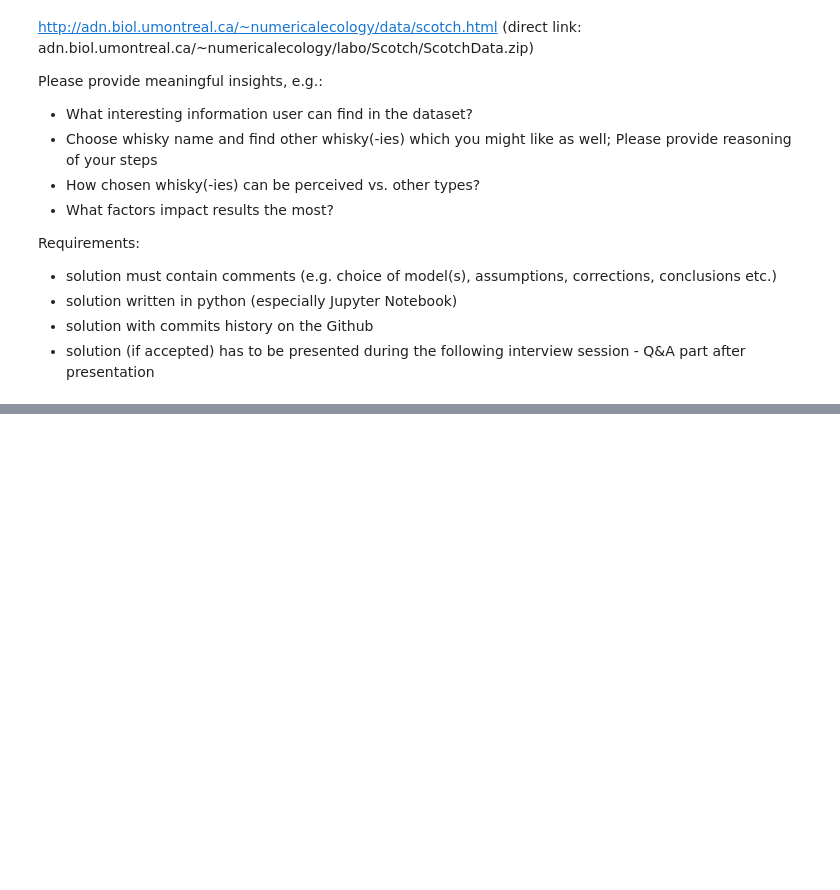
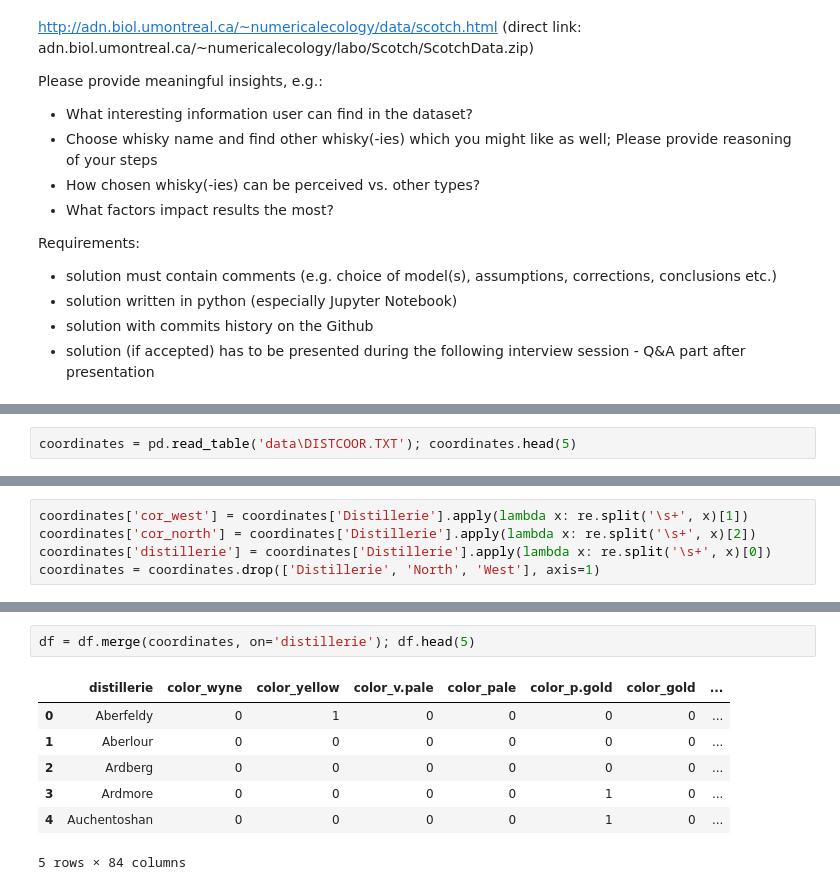
Before and after one commit to Velociraptorvelraptor/scotch-whiskies, a Jupyter notebook: schotch-whiskies-classification.ipynb, the cells around one changed output, grey strips where cells are left out. Saved outputs shown, nothing was run; the diff lists cells and outputs as text; blank space fills up the shorter version.

Commit message:
Add coordinates (DISTCOOR.TXT) data file. Merge coordinates data to the main dataframe.

```diff
--- a/schotch-whiskies-classification.ipynb
+++ b/schotch-whiskies-classification.ipynb
@@ -35,0 +175,2 @@ data.head(5)
+# %%
+coordinates = pd.read_table('data\DISTCOOR.TXT'); coordinates.head(5)
@@ -35,0 +190,5 @@ data.head(5)
+# %%
+coordinates['cor_west'] = coordinates['Distillerie'].apply(lambda x: re.split('\s+', x)[1])
+coordinates['cor_north'] = coordinates['Distillerie'].apply(lambda x: re.split('\s+', x)[2])
+coordinates['distillerie'] = coordinates['Distillerie'].apply(lambda x: re.split('\s+', x)[0])
+coordinates = coordinates.drop(['Distillerie', 'North', 'West'], axis=1)
@@ -35,0 +211,10 @@ data.head(5)
+# %%
+df = df.merge(coordinates, on='distillerie'); df.head(5)
+# %% [output]
+|  | distillerie | color_wyne | color_yellow | color_v.pale | color_pale | color_p.gold | color_gold | ... |
+| 0 | Aberfeldy | 0 | 1 | 0 | 0 | 0 | 0 | ... |
+| 1 | Aberlour | 0 | 0 | 0 | 0 | 0 | 0 | ... |
+| 2 | Ardberg | 0 | 0 | 0 | 0 | 0 | 0 | ... |
+| 3 | Ardmore | 0 | 0 | 0 | 0 | 1 | 0 | ... |
+| 4 | Auchentoshan | 0 | 0 | 0 | 0 | 1 | 0 | ... |
+5 rows × 84 columns
```
Also changed, not shown: parts of 18 cells of this notebook, 1 other file.
